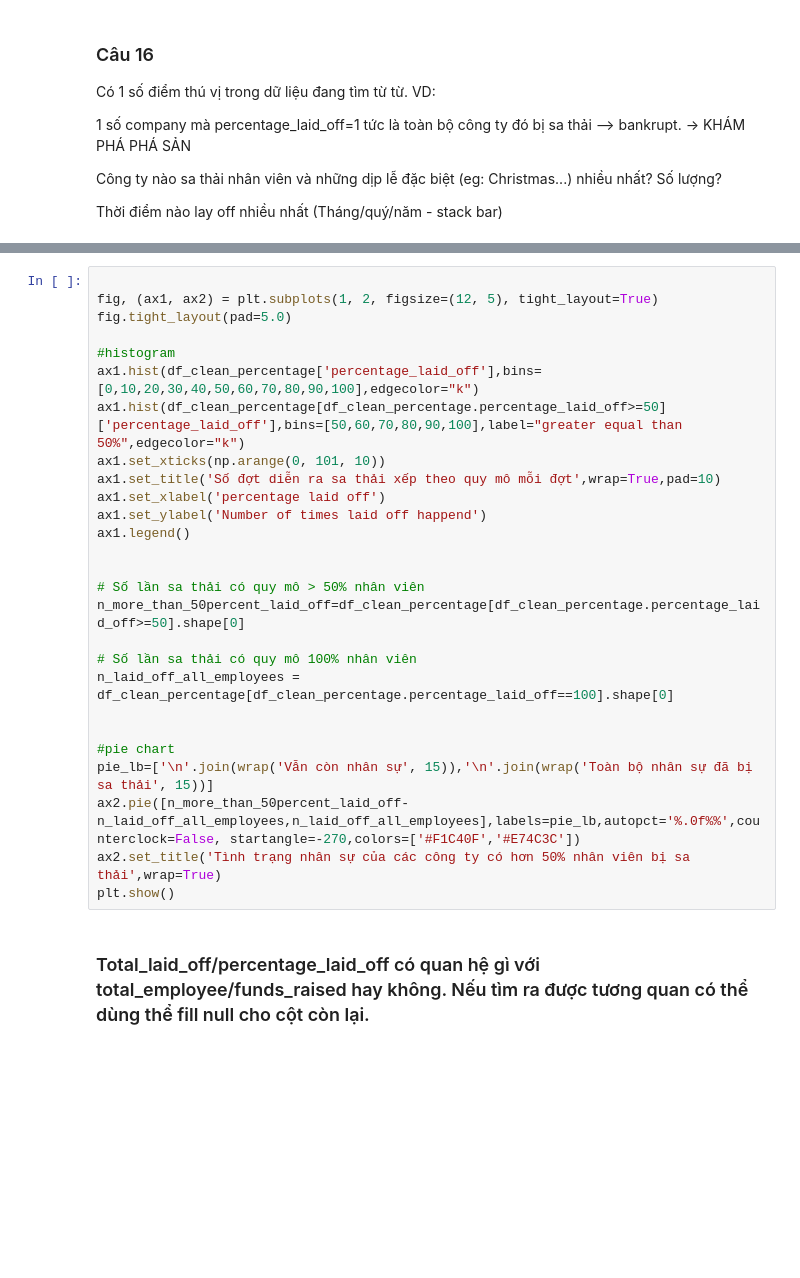
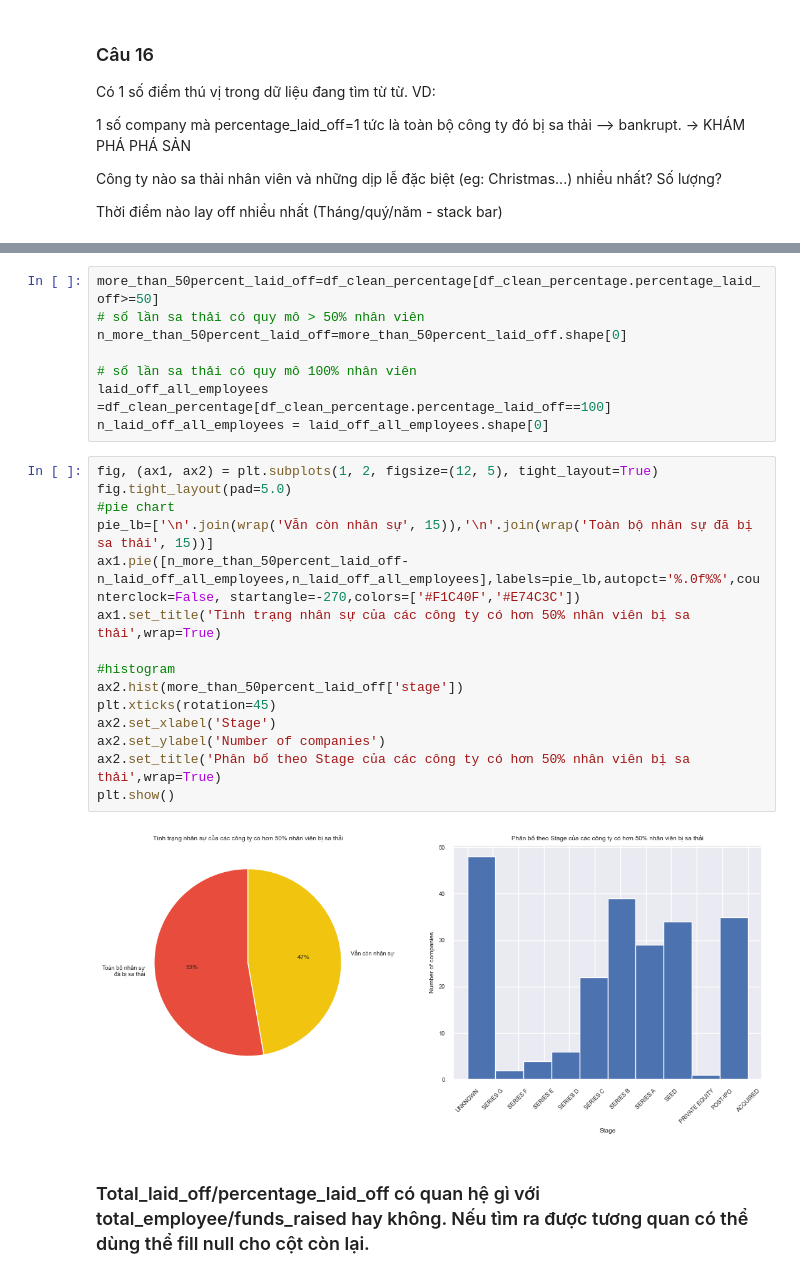
Before and after one commit to vhtnguyen/Layoffs-Visualization-Project, a Jupyter notebook: layoffs-data-visualization/main.ipynb, the cells around one changed output, grey strips where cells are left out. Saved outputs shown, nothing was run; the diff lists cells and outputs as text; blank space fills up the shorter version.

```diff
--- a/layoffs-data-visualization/main.ipynb
+++ b/layoffs-data-visualization/main.ipynb
@@ -462,29 +643,27 @@ df_clean_percentage['percentage_laid_off']=df_clean_percentage['percentage_laid_
+# %%
+more_than_50percent_laid_off=df_clean_percentage[df_clean_percentage.percentage_laid_off>=50]
+# số lần sa thải có quy mô > 50% nhân viên
+n_more_than_50percent_laid_off=more_than_50percent_laid_off.shape[0]
+
+# số lần sa thải có quy mô 100% nhân viên
+laid_off_all_employees =df_clean_percentage[df_clean_percentage.percentage_laid_off==100]
+n_laid_off_all_employees = laid_off_all_employees.shape[0]
 # %%
-
 fig, (ax1, ax2) = plt.subplots(1, 2, figsize=(12, 5), tight_layout=True)
 fig.tight_layout(pad=5.0)
+#pie chart
+pie_lb=['\n'.join(wrap('Vẫn còn nhân sự', 15)),'\n'.join(wrap('Toàn bộ nhân sự đã bị sa thải', 15))]
+ax1.pie([n_more_than_50percent_laid_off-n_laid_off_all_employees,n_laid_off_all_employees],labels=pie_lb,autopct='%.0f%%',counterclock=False, startangle=-270,colors=['#F1C40F','#E74C3C'])
+ax1.set_title('Tình trạng nhân sự của các công ty có hơn 50% nhân viên bị sa thải',wrap=True)
 
 #histogram
-ax1.hist(df_clean_percentage['percentage_laid_off'],bins=[0,10,20,30,40,50,60,70,80,90,100],edgecolor="k")
-ax1.hist(df_clean_percentage[df_clean_percentage.percentage_laid_off>=50]['percentage_laid_off'],bins=[50,60,70,80,90,100],label="greater equal than 50%",edgecolor="k")
-ax1.set_xticks(np.arange(0, 101, 10))
-ax1.set_title('Số đợt diễn ra sa thải xếp theo quy mô mỗi đợt',wrap=True,pad=10)
-ax1.set_xlabel('percentage laid off')
-ax1.set_ylabel('Number of times laid off happend')
-ax1.legend()
-
-
-# Số lần sa thải có quy mô > 50% nhân viên
-n_more_than_50percent_laid_off=df_clean_percentage[df_clean_percentage.percentage_laid_off>=50].shape[0]
-
-# Số lần sa thải có quy mô 100% nhân viên
-n_laid_off_all_employees = df_clean_percentage[df_clean_percentage.percentage_laid_off==100].shape[0]
-
-
-#pie chart
-pie_lb=['\n'.join(wrap('Vẫn còn nhân sự', 15)),'\n'.join(wrap('Toàn bộ nhân sự đã bị sa thải', 15))]
-ax2.pie([n_more_than_50percent_laid_off-n_laid_off_all_employees,n_laid_off_all_employees],labels=pie_lb,autopct='%.0f%%',counterclock=False, startangle=-270,colors=['#F1C40F','#E74C3C'])
-ax2.set_title('Tình trạng nhân sự của các công ty có hơn 50% nhân viên bị sa thải',wrap=True)
+ax2.hist(more_than_50percent_laid_off['stage'])
+plt.xticks(rotation=45)
+ax2.set_xlabel('Stage')
+ax2.set_ylabel('Number of companies')
+ax2.set_title('Phân bố theo Stage của các công ty có hơn 50% nhân viên bị sa thải',wrap=True)
 plt.show()
+# %% [output]
+[figure, added]
 # %% [markdown]
 ### Total_laid_off/percentage_laid_off có quan hệ gì với total_employee/funds_raised hay không. Nếu tìm ra được tương quan có thể dùng thể fill null cho cột còn lại.
```
Also changed, not shown: parts of 14 cells of this notebook.
